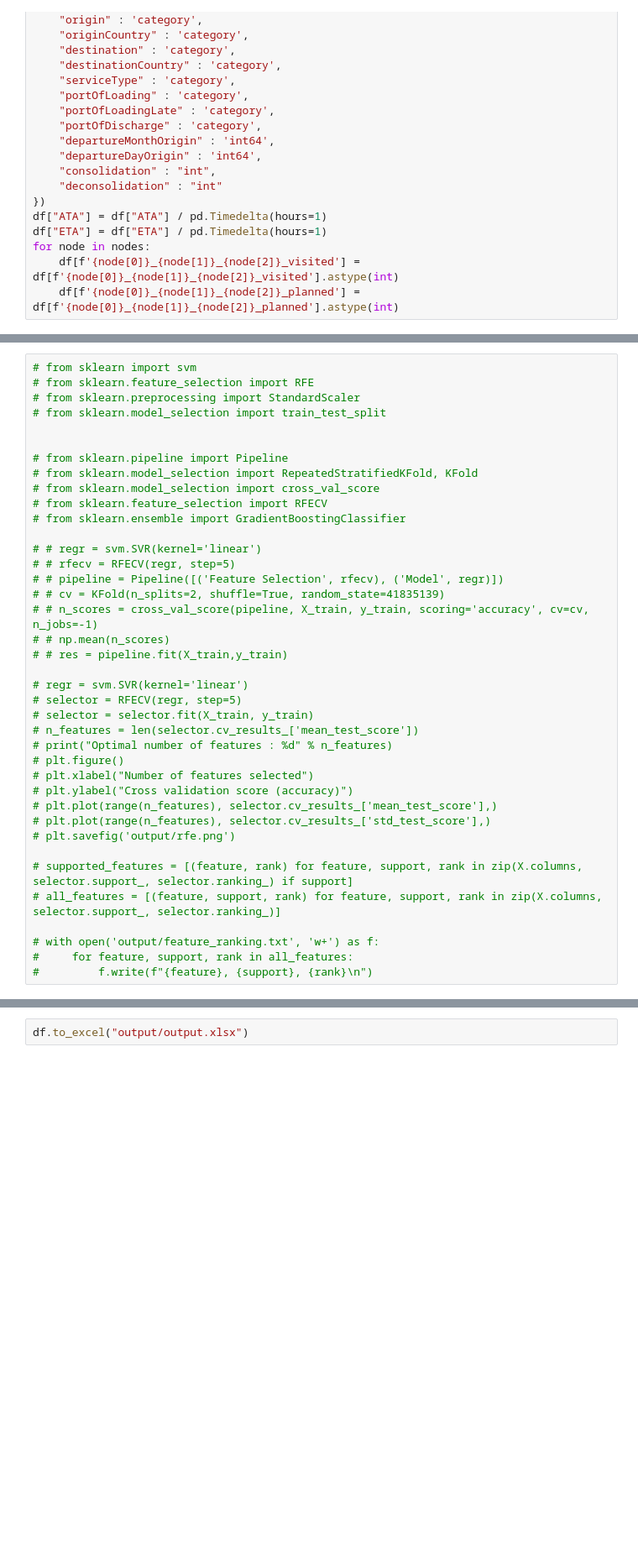
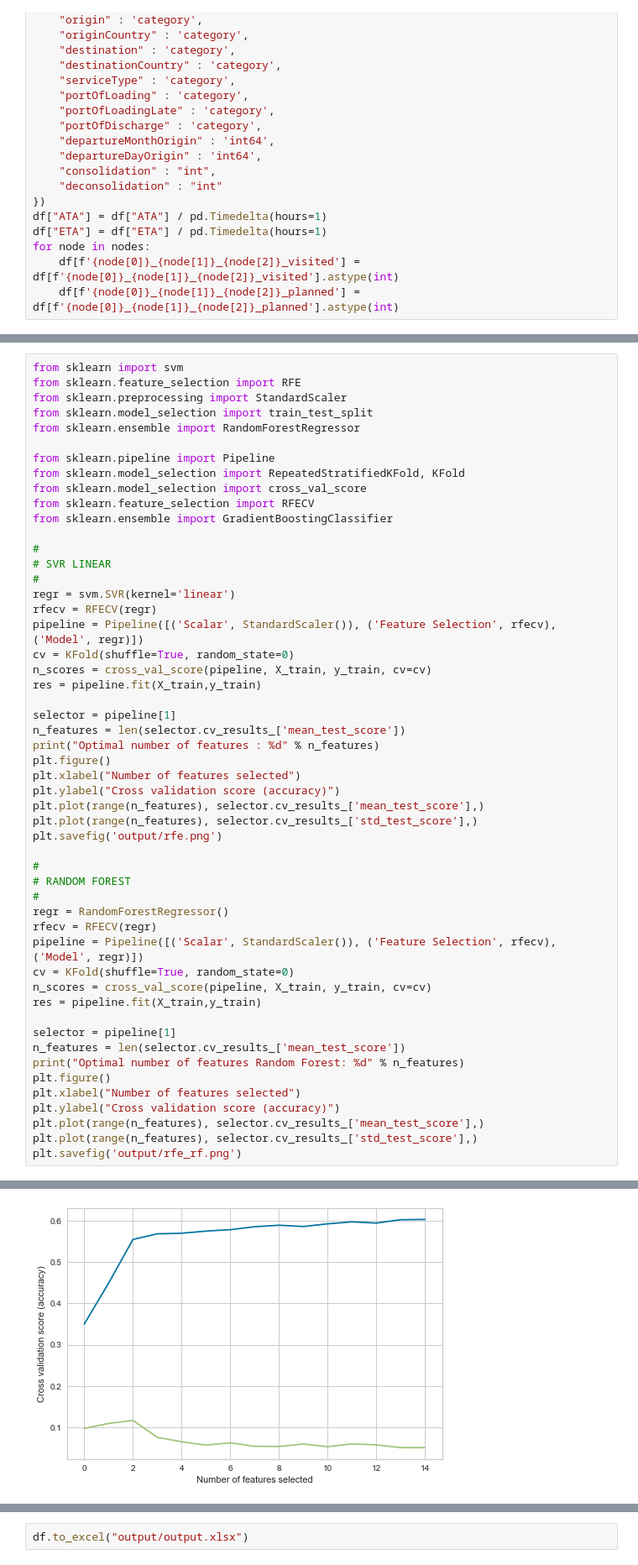
Before and after one commit to thijnalbers/ThesisCode, a Jupyter notebook: Notebook.ipynb, the cells around one changed output, grey strips where cells are left out. Shown: that part at 84% size. Saved outputs shown, nothing was run; the diff lists cells and outputs as text; blank space fills up the shorter version.

```diff
--- a/Notebook.ipynb
+++ b/Notebook.ipynb
@@ -330,39 +317,53 @@ visualizer.show()
 # %%
-# from sklearn import svm
-# from sklearn.feature_selection import RFE
-# from sklearn.preprocessing import StandardScaler
-# from sklearn.model_selection import train_test_split
+from sklearn import svm
+from sklearn.feature_selection import RFE
+from sklearn.preprocessing import StandardScaler
+from sklearn.model_selection import train_test_split
+from sklearn.ensemble import RandomForestRegressor
 
+from sklearn.pipeline import Pipeline
+from sklearn.model_selection import RepeatedStratifiedKFold, KFold
+from sklearn.model_selection import cross_val_score
+from sklearn.feature_selection import RFECV
+from sklearn.ensemble import GradientBoostingClassifier
 
-# from sklearn.pipeline import Pipeline
-# from sklearn.model_selection import RepeatedStratifiedKFold, KFold
-# from sklearn.model_selection import cross_val_score
-# from sklearn.feature_selection import RFECV
-# from sklearn.ensemble import GradientBoostingClassifier
+#
+# SVR LINEAR
+#
+regr = svm.SVR(kernel='linear')
+rfecv = RFECV(regr)
+pipeline = Pipeline([('Scalar', StandardScaler()), ('Feature Selection', rfecv), ('Model', regr)])
+cv = KFold(shuffle=True, random_state=0)
+n_scores = cross_val_score(pipeline, X_train, y_train, cv=cv)
+res = pipeline.fit(X_train,y_train)
 
-# # regr = svm.SVR(kernel='linear')
-# # rfecv = RFECV(regr, step=5)
-# # pipeline = Pipeline([('Feature Selection', rfecv), ('Model', regr)])
-# # cv = KFold(n_splits=2, shuffle=True, random_state=41835139)
-# # n_scores = cross_val_score(pipeline, X_train, y_train, scoring='accuracy', cv=cv, n_jobs=-1)
-# # np.mean(n_scores)
-# # res = pipeline.fit(X_train,y_train)
+selector = pipeline[1]
+n_features = len(selector.cv_results_['mean_test_score'])
+print("Optimal number of features : %d" % n_features)
+plt.figure()
+plt.xlabel("Number of features selected")
+plt.ylabel("Cross validation score (accuracy)")
+plt.plot(range(n_features), selector.cv_results_['mean_test_score'],)
+plt.plot(range(n_features), selector.cv_results_['std_test_score'],)
+plt.savefig('output/rfe.png')
 
-# regr = svm.SVR(kernel='linear')
-# selector = RFECV(regr, step=5)
-# selector = selector.fit(X_train, y_train)
-# n_features = len(selector.cv_results_['mean_test_score'])
-# print("Optimal number of features : %d" % n_features)
-# plt.figure()
-# plt.xlabel("Number of features selected")
-# plt.ylabel("Cross validation score (accuracy)")
-# plt.plot(range(n_features), selector.cv_results_['mean_test_score'],)
-# plt.plot(range(n_features), selector.cv_results_['std_test_score'],)
-# plt.savefig('output/rfe.png')
+#
+# RANDOM FOREST
+#
+regr = RandomForestRegressor()
+rfecv = RFECV(regr)
+pipeline = Pipeline([('Scalar', StandardScaler()), ('Feature Selection', rfecv), ('Model', regr)])
+cv = KFold(shuffle=True, random_state=0)
+n_scores = cross_val_score(pipeline, X_train, y_train, cv=cv)
+res = pipeline.fit(X_train,y_train)
 
-# supported_features = [(feature, rank) for feature, support, rank in zip(X.columns, selector.support_, selector.ranking_) if support]
-# all_features = [(feature, support, rank) for feature, support, rank in zip(X.columns, selector.support_, selector.ranking_)]
-
-# with open('output/feature_ranking.txt', 'w+') as f:
-#     for feature, support, rank in all_features:
-#         f.write(f"{feature}, {support}, {rank}\n")
+selector = pipeline[1]
+n_features = len(selector.cv_results_['mean_test_score'])
+print("Optimal number of features Random Forest: %d" % n_features)
+plt.figure()
+plt.xlabel("Number of features selected")
+plt.ylabel("Cross validation score (accuracy)")
+plt.plot(range(n_features), selector.cv_results_['mean_test_score'],)
+plt.plot(range(n_features), selector.cv_results_['std_test_score'],)
+plt.savefig('output/rfe_rf.png')
+# %% [output]
@@ -368,0 +372 @@ visualizer.show()
+[figure, added]
```
Also changed, not shown: parts of 9 cells of this notebook.
